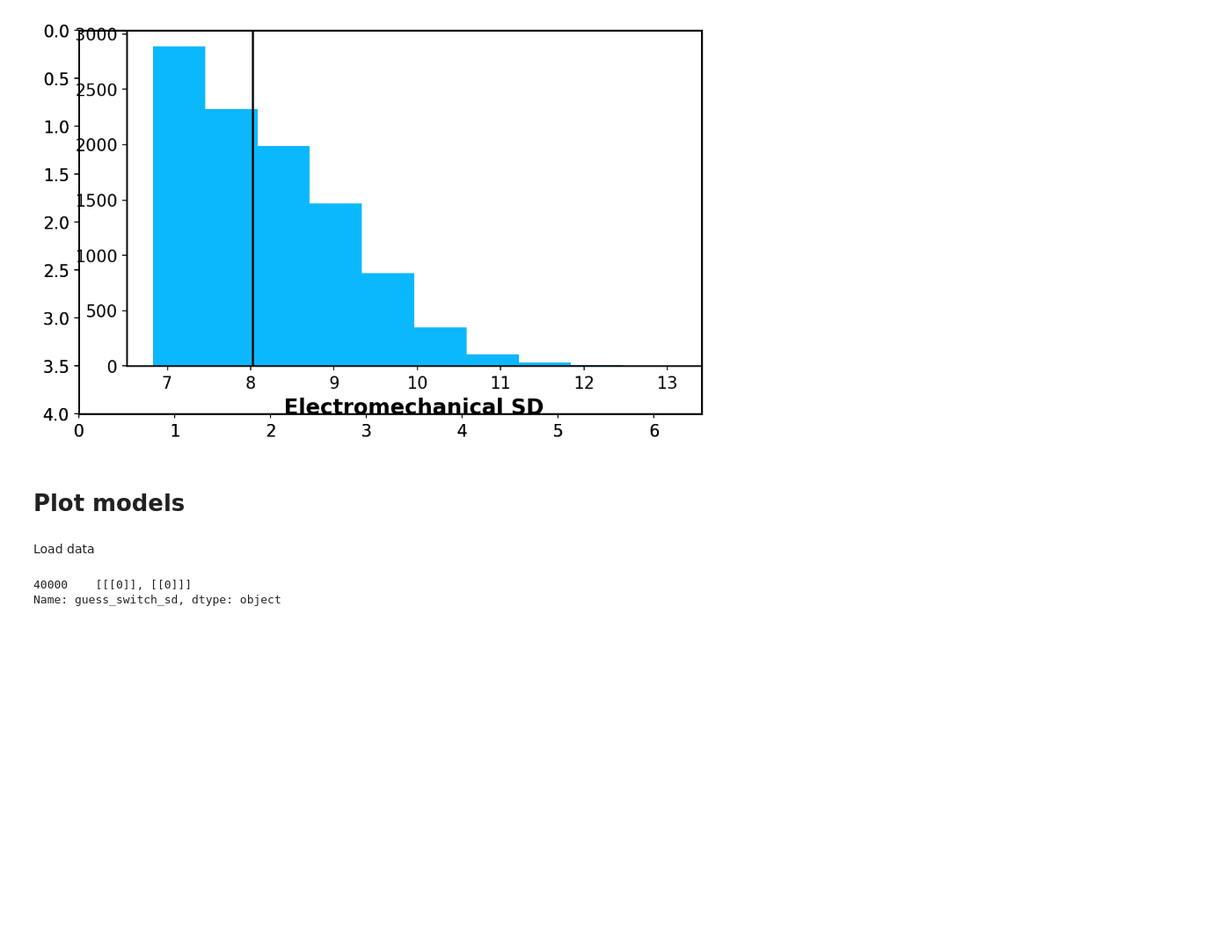
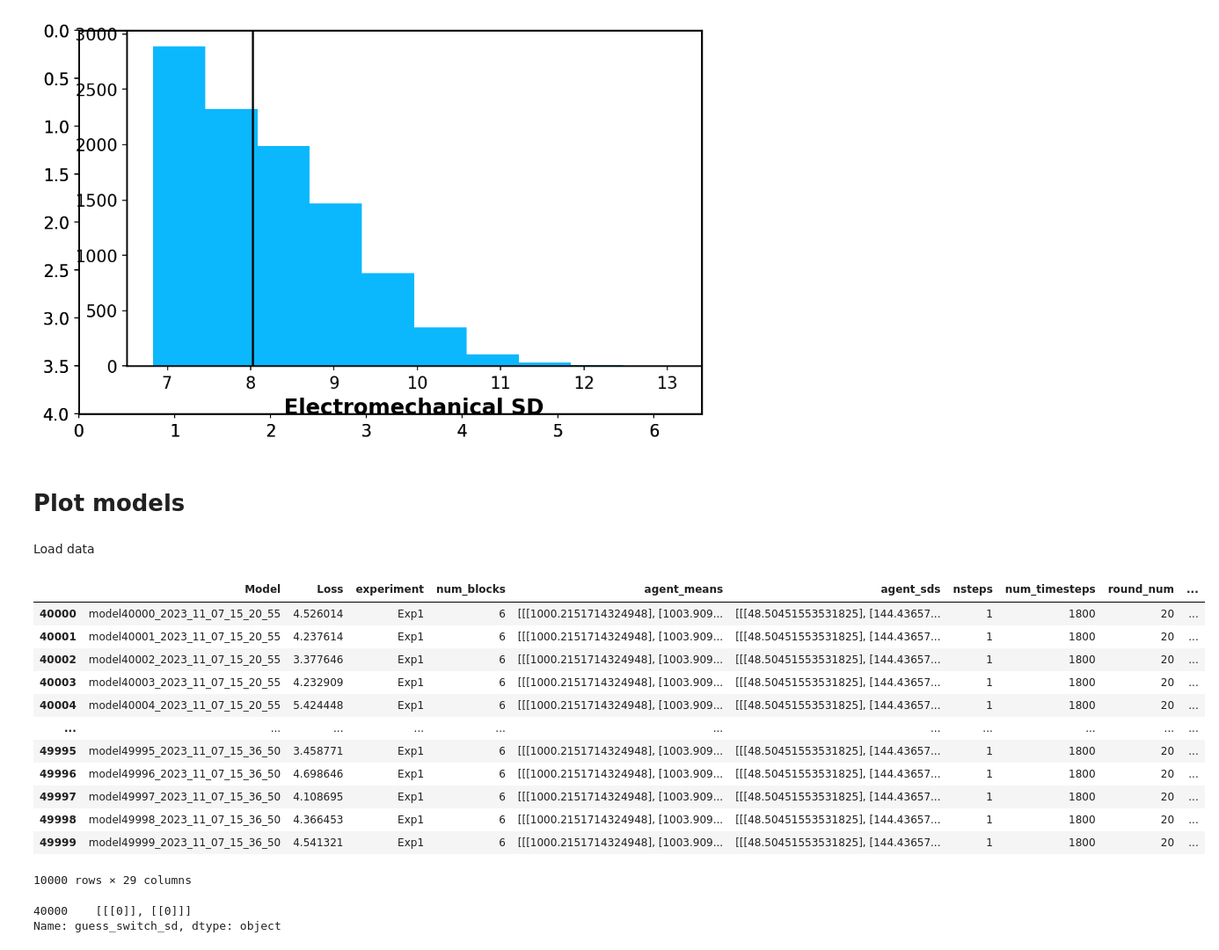
Before and after one commit to SethSullivan/MatchPennies-Agent-Expirement, a Jupyter notebook: scripts/makefigs/Analyze_Knockout_Models.ipynb, the cells around one changed output. Shown at 88% size. Cells and saved outputs as stored; diff of their text form; code cells hidden in the pictures; blank space fills up the shorter version.

```diff
--- a/scripts/makefigs/Analyze_Knockout_Models.ipynb
+++ b/scripts/makefigs/Analyze_Knockout_Models.ipynb
@@ -162,6 +165,22 @@ model_names_from_df = list(df_description.query('(Known_Timing_SD==False)')['Mod
 df = df_parameter[df_parameter['Model'].isin(model_names_from_df)]
 one_row = df.iloc[0:1]
 models = mhf.run_models_from_df(one_row)
+# %%
+df
+# %% [output]
+|  | Model | Loss | experiment | num_blocks | agent_means | agent_sds | nsteps | num_timesteps | round_num | ... |
+| 40000 | model40000_2023_11_07_15_20_55 | 4.526014 | Exp1 | 6 | [[[1000.2151714324948], [1003.909... | [[[48.50451553531825], [144.43657... | 1 | 1800 | 20 | ... |
+| 40001 | model40001_2023_11_07_15_20_55 | 4.237614 | Exp1 | 6 | [[[1000.2151714324948], [1003.909... | [[[48.50451553531825], [144.43657... | 1 | 1800 | 20 | ... |
+| 40002 | model40002_2023_11_07_15_20_55 | 3.377646 | Exp1 | 6 | [[[1000.2151714324948], [1003.909... | [[[48.50451553531825], [144.43657... | 1 | 1800 | 20 | ... |
+| 40003 | model40003_2023_11_07_15_20_55 | 4.232909 | Exp1 | 6 | [[[1000.2151714324948], [1003.909... | [[[48.50451553531825], [144.43657... | 1 | 1800 | 20 | ... |
+| 40004 | model40004_2023_11_07_15_20_55 | 5.424448 | Exp1 | 6 | [[[1000.2151714324948], [1003.909... | [[[48.50451553531825], [144.43657... | 1 | 1800 | 20 | ... |
+| ... | ... | ... | ... | ... | ... | ... | ... | ... | ... | ... |
+| 49995 | model49995_2023_11_07_15_36_50 | 3.458771 | Exp1 | 6 | [[[1000.2151714324948], [1003.909... | [[[48.50451553531825], [144.43657... | 1 | 1800 | 20 | ... |
+| 49996 | model49996_2023_11_07_15_36_50 | 4.698646 | Exp1 | 6 | [[[1000.2151714324948], [1003.909... | [[[48.50451553531825], [144.43657... | 1 | 1800 | 20 | ... |
+| 49997 | model49997_2023_11_07_15_36_50 | 4.108695 | Exp1 | 6 | [[[1000.2151714324948], [1003.909... | [[[48.50451553531825], [144.43657... | 1 | 1800 | 20 | ... |
+| 49998 | model49998_2023_11_07_15_36_50 | 4.366453 | Exp1 | 6 | [[[1000.2151714324948], [1003.909... | [[[48.50451553531825], [144.43657... | 1 | 1800 | 20 | ... |
+| 49999 | model49999_2023_11_07_15_36_50 | 4.541321 | Exp1 | 6 | [[[1000.2151714324948], [1003.909... | [[[48.50451553531825], [144.43657... | 1 | 1800 | 20 | ... |
+10000 rows × 29 columns
 # %%
 one_row["guess_switch_sd"]
 # %% [output]
```
Also changed, not shown: parts of 3 cells of this notebook.
